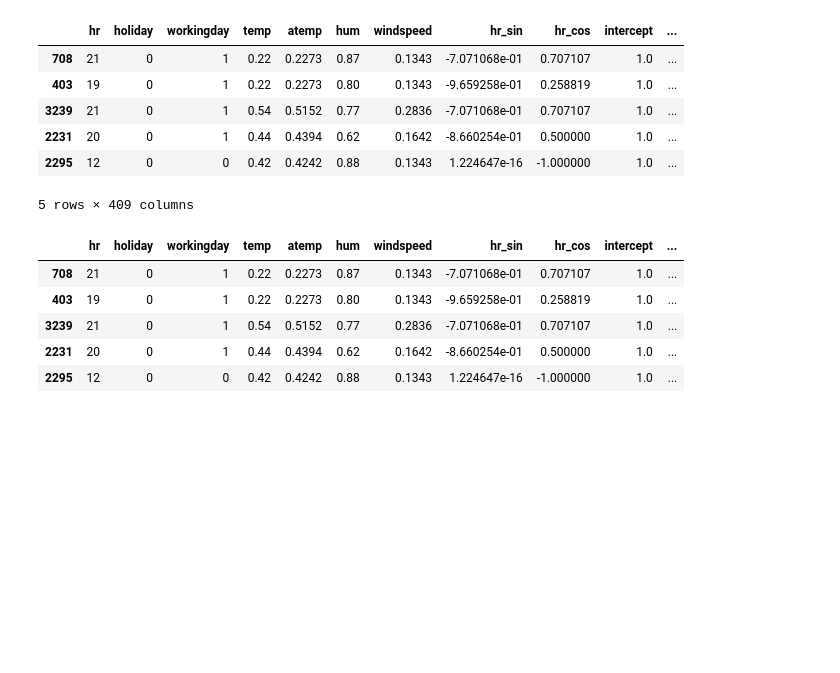
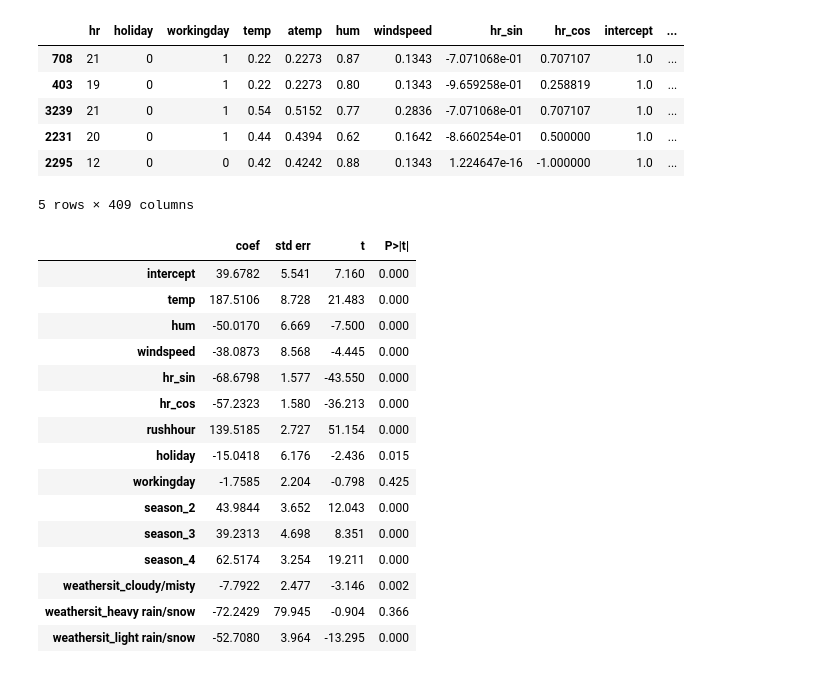
Before and after one commit to Jnuso2/code_2600, a Jupyter notebook: mod05_nonlinear.ipynb, the cells around one changed output. Drawn from its saved outputs; the diff is of its cells as text; code cells hidden in the pictures; blank space fills up the shorter version.

```diff
--- a/mod05_nonlinear.ipynb
+++ b/mod05_nonlinear.ipynb
@@ -360,58 +343,34 @@ X_train.head()
 | 2295 | 12 | 0 | 0 | 0.42 | 0.4242 | 0.88 | 0.1343 | 1.224647e-16 | -1.000000 | 1.0 | ... |
 5 rows × 409 columns
 # %%
-import numpy as np
-import pandas as pd
+vars_to_include = [
+    "intercept",
+    "temp", "hum", "windspeed",
+    "hr_sin", "hr_cos",
+    "rushhour",
+    "holiday", "workingday"
+]
 
-for df in [Train, Test, X_train, X_test]:
-    if "hr" in df.columns:
-        df["hr_sin"] = np.sin(2*np.pi/24 * df["hr"].astype(int))
-        df["hr_cos"] = np.cos(2*np.pi/24 * df["hr"].astype(int))
+vars_to_include += [c for c in X_train.columns if c.startswith("season_")]
+vars_to_include += [c for c in X_train.columns if c.startswith("weathersit_")]
 
-rush_hours = [7, 8, 17, 18]
-
-for df in [Train, Test, X_train, X_test]:
-    if "hr" in df.columns:
-        df["rushhour"] = np.where(df["hr"].astype(int).isin(rush_hours), 1, 0)
-
-X_train["intercept"] = 1.0
-X_test["intercept"] = 1.0
-
-for df in [X_train, X_test]:
-    if "temp" in df.columns:
-        df["temp_sq"] = df["temp"] ** 2
-    if "hum" in df.columns:
-        df["hum_sq"] = df["hum"] ** 2
-    if "windspeed" in df.columns:
-        df["windspeed_sq"] = df["windspeed"] ** 2
-    if "temp" in df.columns and "hum" in df.columns:
-        df["temp_x_hum"] = df["temp"] * df["hum"]
-    if "rushhour" in df.columns and "workingday" in df.columns:
-        df["rush_x_workingday"] = df["rushhour"] * df["workingday"]
-
-cat_cols = ["season", "mnth", "weekday", "weathersit"]
-
-def add_consistent_dummies(X_tr, X_te, col, drop_first=True):
-    combined = pd.concat([X_tr[col], X_te[col]], axis=0)
-    dummies = pd.get_dummies(combined.astype("category"), prefix=col, drop_first=drop_first)
-    d_tr = dummies.loc[X_tr.index]
-    d_te = dummies.loc[X_te.index]
-    X_tr = X_tr.drop(columns=[col]).join(d_tr)
-    X_te = X_te.drop(columns=[col]).join(d_te)
-    return X_tr, X_te
-
-for c in cat_cols:
-    if c in X_train.columns and c in X_test.columns:
-        X_train, X_test = add_consistent_dummies(X_train, X_test, c, drop_first=True)
-
-X_train = X_train.replace({True: 1, False: 0})
-X_test = X_test.replace({True: 1, False: 0})
-
-X_train.head()
+model_final = sm.OLS(y_train, X_train[vars_to_include])
+results_final = model_final.fit()
+summarize(results_final)
 # %% [output]
-|  | hr | holiday | workingday | temp | atemp | hum | windspeed | hr_sin | hr_cos | intercept | ... |
-| 708 | 21 | 0 | 1 | 0.22 | 0.2273 | 0.87 | 0.1343 | -7.071068e-01 | 0.707107 | 1.0 | ... |
-| 403 | 19 | 0 | 1 | 0.22 | 0.2273 | 0.80 | 0.1343 | -9.659258e-01 | 0.258819 | 1.0 | ... |
-| 3239 | 21 | 0 | 1 | 0.54 | 0.5152 | 0.77 | 0.2836 | -7.071068e-01 | 0.707107 | 1.0 | ... |
-| 2231 | 20 | 0 | 1 | 0.44 | 0.4394 | 0.62 | 0.1642 | -8.660254e-01 | 0.500000 | 1.0 | ... |
-| 2295 | 12 | 0 | 0 | 0.42 | 0.4242 | 0.88 | 0.1343 | 1.224647e-16 | -1.000000 | 1.0 | ... |
+|  | coef | std err | t | P>|t| |
+| intercept | 39.6782 | 5.541 | 7.160 | 0.000 |
+| temp | 187.5106 | 8.728 | 21.483 | 0.000 |
+| hum | -50.0170 | 6.669 | -7.500 | 0.000 |
+| windspeed | -38.0873 | 8.568 | -4.445 | 0.000 |
+| hr_sin | -68.6798 | 1.577 | -43.550 | 0.000 |
+| hr_cos | -57.2323 | 1.580 | -36.213 | 0.000 |
+| rushhour | 139.5185 | 2.727 | 51.154 | 0.000 |
+| holiday | -15.0418 | 6.176 | -2.436 | 0.015 |
+| workingday | -1.7585 | 2.204 | -0.798 | 0.425 |
+| season_2 | 43.9844 | 3.652 | 12.043 | 0.000 |
+| season_3 | 39.2313 | 4.698 | 8.351 | 0.000 |
+| season_4 | 62.5174 | 3.254 | 19.211 | 0.000 |
+| weathersit_cloudy/misty | -7.7922 | 2.477 | -3.146 | 0.002 |
+| weathersit_heavy rain/snow | -72.2429 | 79.945 | -0.904 | 0.366 |
+| weathersit_light rain/snow | -52.7080 | 3.964 | -13.295 | 0.000 |
```
Also changed, not shown: parts of 4 cells of this notebook.
